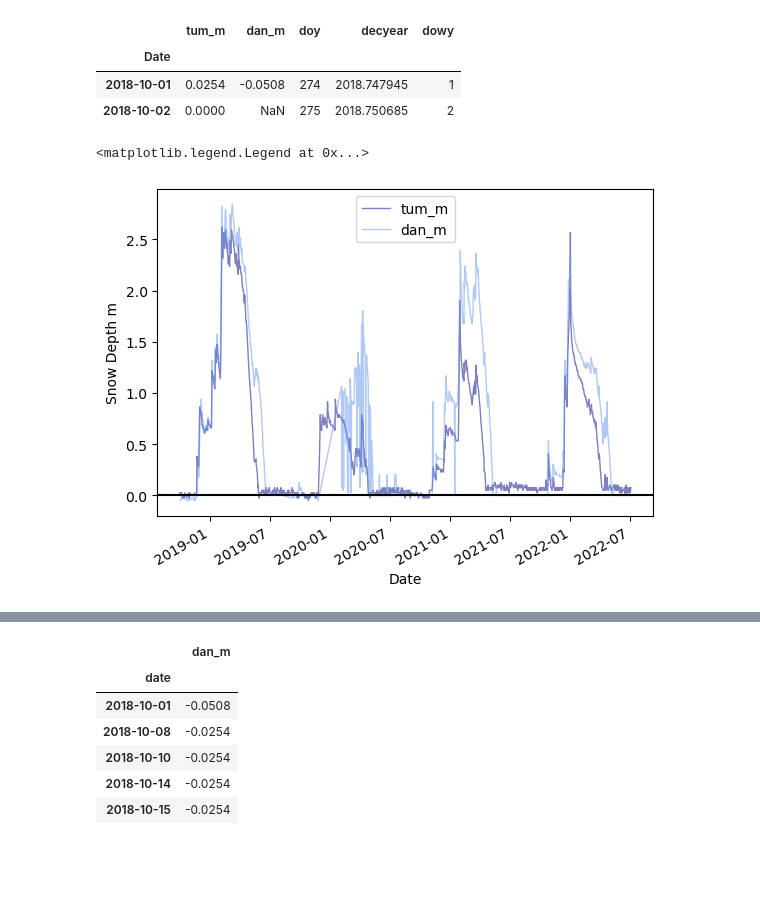
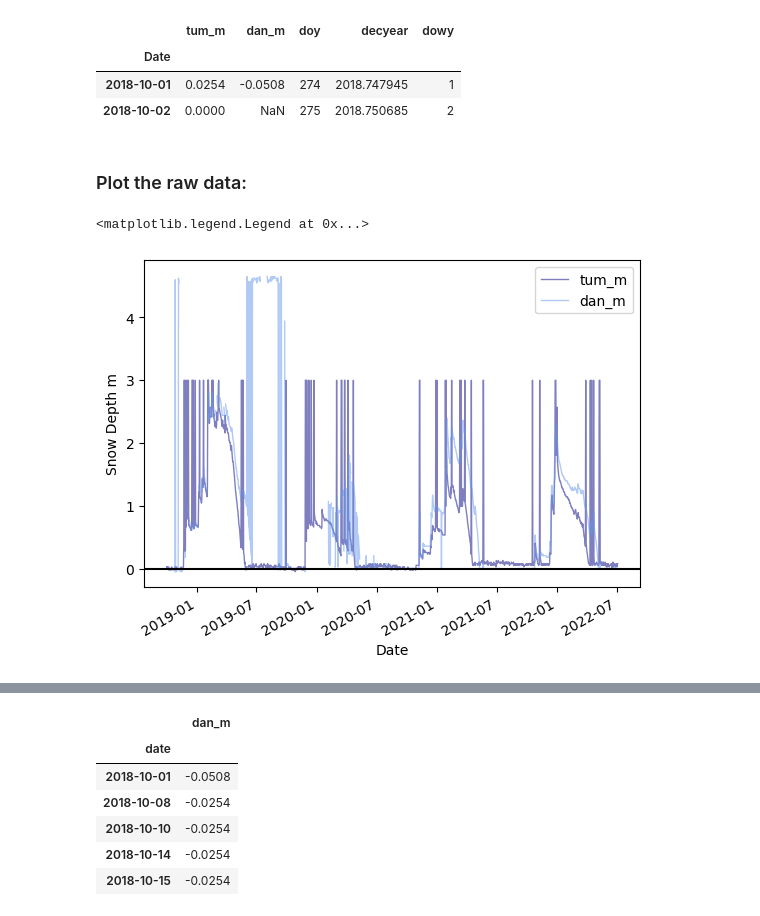
Before and after one commit to bessoh2/icesat2_sr, a Jupyter notebook: notebooks/AUX_dataclean.ipynb, the cells around one changed output, grey strips where cells are left out. Saved outputs shown, nothing was run; the diff lists cells and outputs as text; code cells hidden in the pictures; blank space fills up the shorter version.

```diff
--- a/notebooks/AUX_dataclean.ipynb
+++ b/notebooks/AUX_dataclean.ipynb
@@ -105,13 +111,15 @@ snwd.head(2)
 | Date |  |  |  |  |  |
 | 2018-10-01 | 0.0254 | -0.0508 | 274 | 2018.747945 | 1 |
 | 2018-10-02 | 0.0000 | NaN | 275 | 2018.750685 | 2 |
-# %%
-fig, ax = plt.subplots()
-snwd['tum_m'][snwd['tum_m'] < 2.9].plot(alpha=0.5, color='navy', lw=1)
-snwd['dan_m'][snwd['dan_m'] < 2.9].plot(alpha=0.5, color='cornflowerblue', lw=1)
-ax.axhline(y = 0, c = 'k')
-plt.ylabel('Snow Depth m')
-plt.legend()
-# %% [output]
-<matplotlib.legend.Legend at 0x...>
-[figure, removed]
+# %% [markdown]
+### Plot the raw data:
+# %%
+fig, ax = plt.subplots()
+snwd['tum_m'].plot(alpha=0.5, color='navy', lw=1)
+snwd['dan_m'].plot(alpha=0.5, color='cornflowerblue', lw=1)
+ax.axhline(y = 0, c = 'k')
+plt.ylabel('Snow Depth m')
+plt.legend()
+# %% [output]
+<matplotlib.legend.Legend at 0x...>
+[figure, added]
```
Also changed, not shown: parts of 71 cells of this notebook.
